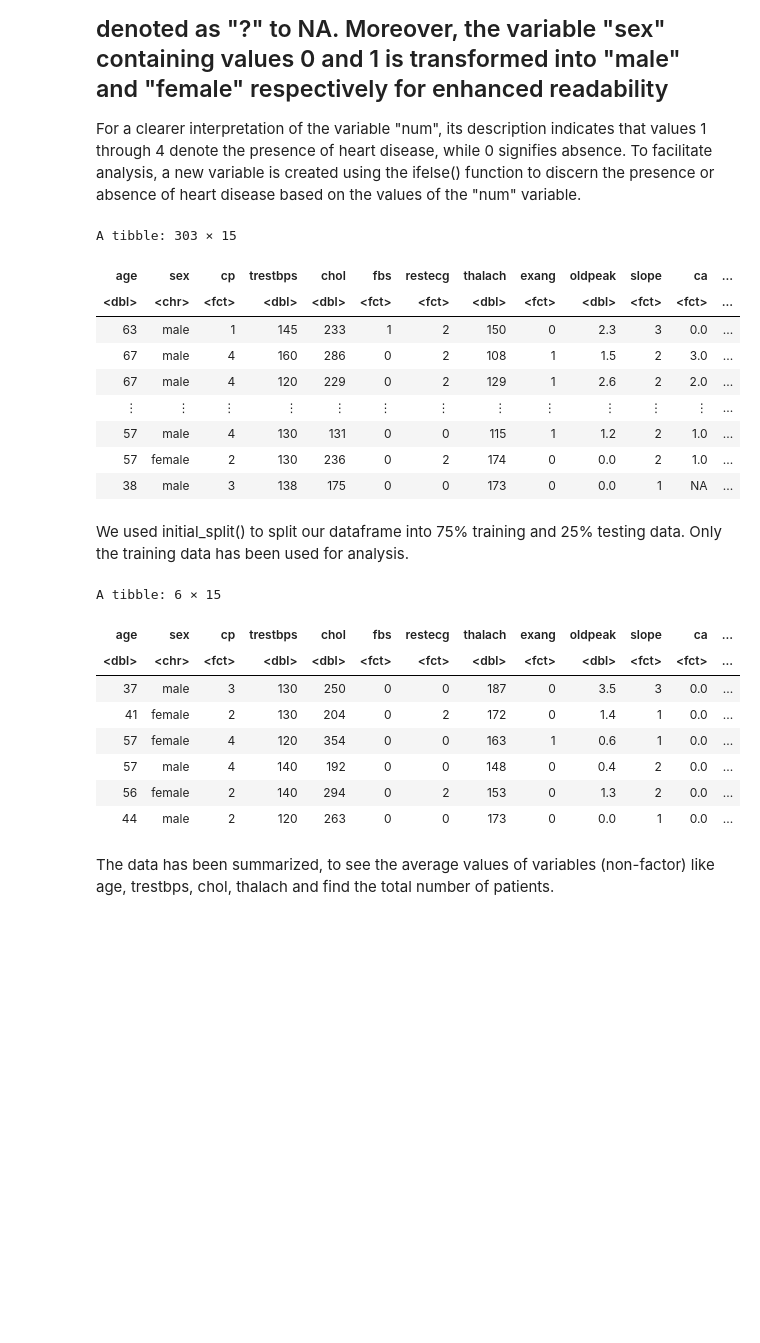
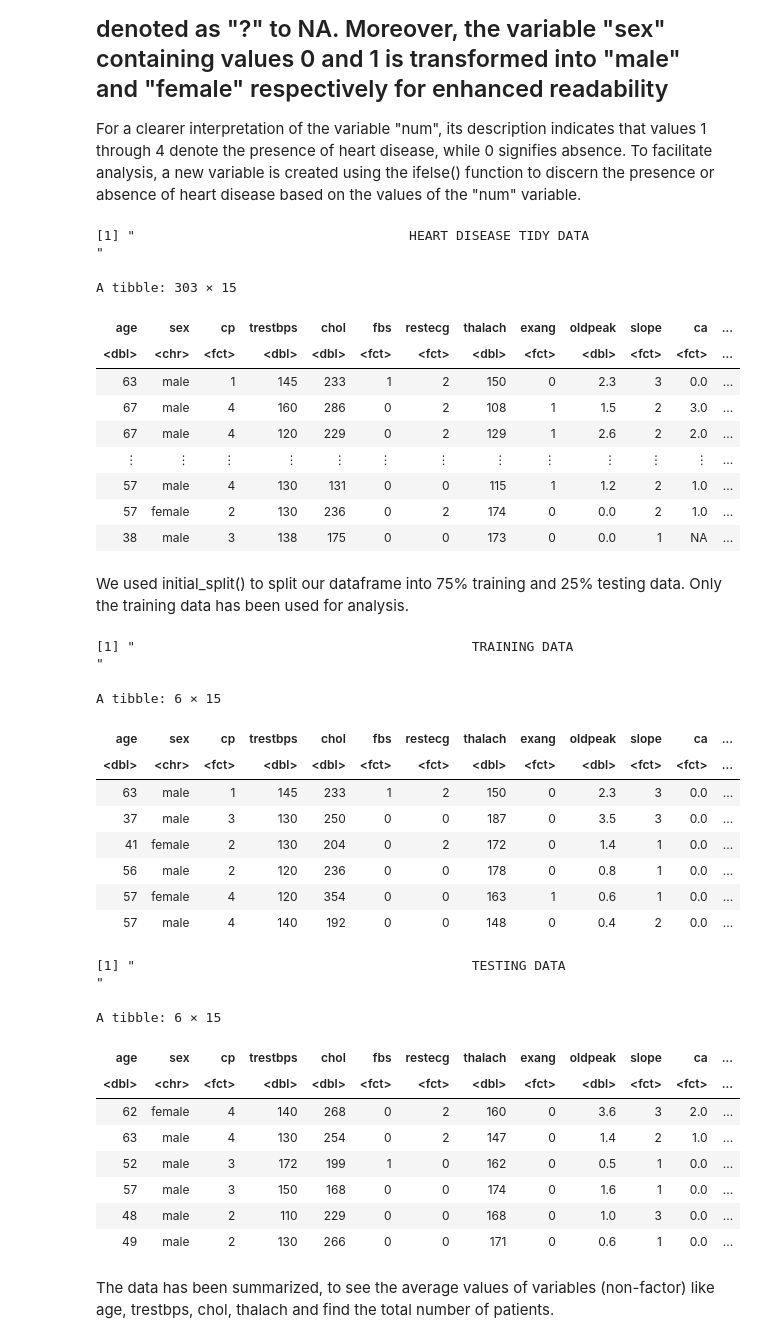
Before and after one commit to ssamiaa/Predicting-HeartDisease-Grp10, a Jupyter notebook: Group Proposal.ipynb, the cells around one changed output. Cells and saved outputs as stored; diff of their text form; code cells hidden in the pictures; blank space fills up the shorter version.

```diff
--- a/Group Proposal.ipynb
+++ b/Group Proposal.ipynb
@@ -93,9 +95,12 @@ heart_newdata[ heart_newdata == "?" ] <- NA
 heart_newdata <- heart_newdata|>
                 mutate(heart_disease_status = ifelse(num == 0, 'absent', 'present'))|>
                 mutate(sex = ifelse(sex == 1, 'male', 'female'))
+
+print("                                   HEART DISEASE TIDY DATA                     ")
 heart_newdata
 # %% [output]
-A tibble: 303 × 15
+[1] "                                   HEART DISEASE TIDY DATA                     "
+A tibble: 303 × 15
 | age | sex | cp | trestbps | chol | fbs | restecg | thalach | exang | oldpeak | slope | ca | ... |
 | <dbl> | <chr> | <fct> | <dbl> | <dbl> | <fct> | <fct> | <dbl> | <fct> | <dbl> | <fct> | <fct> | ... |
 | 63 | male | 1 | 145 | 233 | 1 | 2 | 150 | 0 | 2.3 | 3 | 0.0 | ... |
@@ -110,21 +115,35 @@ We used initial_split() to split our dataframe into 75% training and 25% testing
 # %%
 #splitting the dataframe into training and testing data
 heart_split <- initial_split(heart_newdata, prop = 3/4, strata = num)
 
 heart_training <- training(heart_split)
 heart_testing <- testing(heart_split)
 
+print("                                           TRAINING DATA                     ")
 head(heart_training)
+print("                                           TESTING DATA                     ")
+head(heart_testing)
 # %% [output]
-A tibble: 6 × 15
+[1] "                                           TRAINING DATA                     "
+A tibble: 6 × 15
 | age | sex | cp | trestbps | chol | fbs | restecg | thalach | exang | oldpeak | slope | ca | ... |
 | <dbl> | <chr> | <fct> | <dbl> | <dbl> | <fct> | <fct> | <dbl> | <fct> | <dbl> | <fct> | <fct> | ... |
+| 63 | male | 1 | 145 | 233 | 1 | 2 | 150 | 0 | 2.3 | 3 | 0.0 | ... |
 | 37 | male | 3 | 130 | 250 | 0 | 0 | 187 | 0 | 3.5 | 3 | 0.0 | ... |
 | 41 | female | 2 | 130 | 204 | 0 | 2 | 172 | 0 | 1.4 | 1 | 0.0 | ... |
+| 56 | male | 2 | 120 | 236 | 0 | 0 | 178 | 0 | 0.8 | 1 | 0.0 | ... |
 | 57 | female | 4 | 120 | 354 | 0 | 0 | 163 | 1 | 0.6 | 1 | 0.0 | ... |
 | 57 | male | 4 | 140 | 192 | 0 | 0 | 148 | 0 | 0.4 | 2 | 0.0 | ... |
-| 56 | female | 2 | 140 | 294 | 0 | 2 | 153 | 0 | 1.3 | 2 | 0.0 | ... |
-| 44 | male | 2 | 120 | 263 | 0 | 0 | 173 | 0 | 0.0 | 1 | 0.0 | ... |
+[1] "                                           TESTING DATA                     "
+A tibble: 6 × 15
+| age | sex | cp | trestbps | chol | fbs | restecg | thalach | exang | oldpeak | slope | ca | ... |
+| <dbl> | <chr> | <fct> | <dbl> | <dbl> | <fct> | <fct> | <dbl> | <fct> | <dbl> | <fct> | <fct> | ... |
+| 62 | female | 4 | 140 | 268 | 0 | 2 | 160 | 0 | 3.6 | 3 | 2.0 | ... |
+| 63 | male | 4 | 130 | 254 | 0 | 2 | 147 | 0 | 1.4 | 2 | 1.0 | ... |
+| 52 | male | 3 | 172 | 199 | 1 | 0 | 162 | 0 | 0.5 | 1 | 0.0 | ... |
+| 57 | male | 3 | 150 | 168 | 0 | 0 | 174 | 0 | 1.6 | 1 | 0.0 | ... |
+| 48 | male | 2 | 110 | 229 | 0 | 0 | 168 | 0 | 1.0 | 3 | 0.0 | ... |
+| 49 | male | 2 | 130 | 266 | 0 | 0 | 171 | 0 | 0.6 | 1 | 0.0 | ... |
 # %% [markdown]
 The data has been summarized, to see the average values of variables (non-factor) like age, trestbps, chol, thalach and find the total number of patients.
 # %%
```
Also changed, not shown: parts of 11 cells of this notebook.
